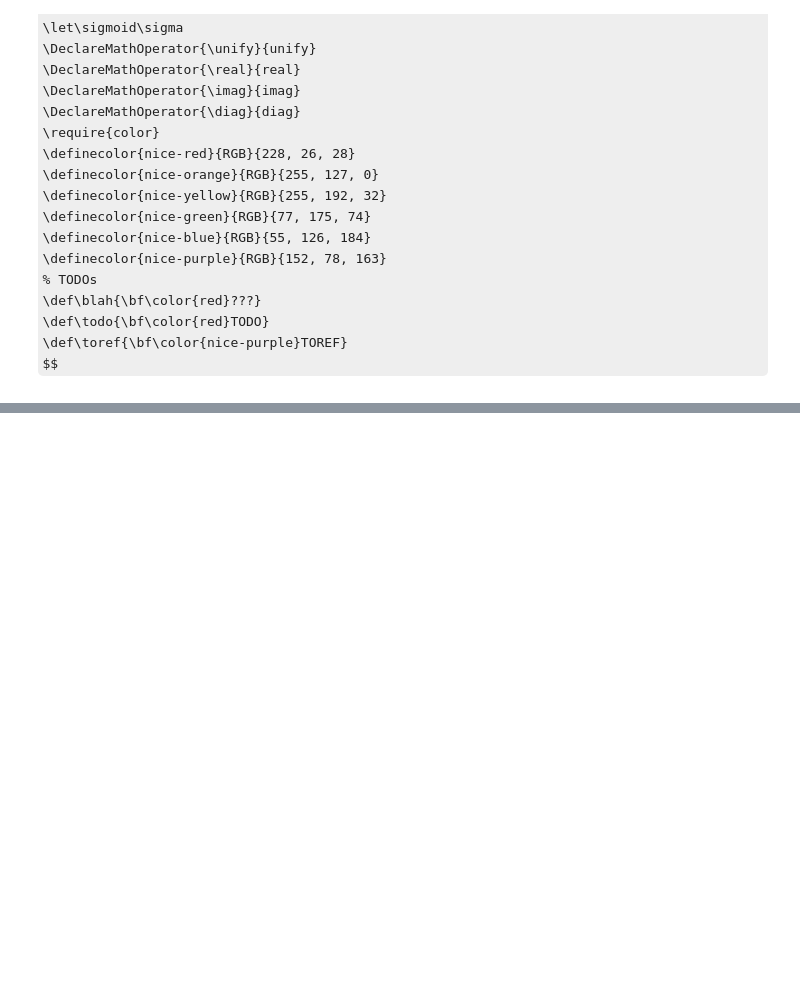
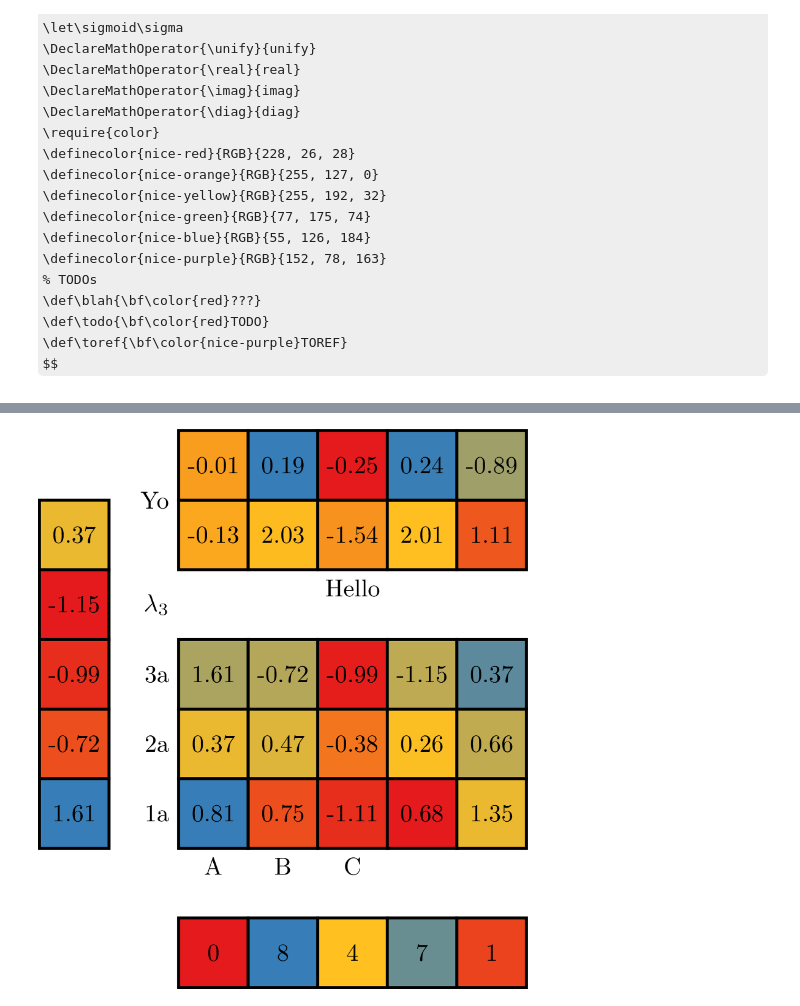
Before and after one commit to rockt/dl4nlp, a Jupyter notebook: scratch.ipynb, the cells around one changed output, grey strips where cells are left out. Drawn from its saved outputs; the diff is of its cells as text; code cells hidden in the pictures; some formulas as TeX source; blank space fills up the shorter version.

Commit message:
added tikz matrix plotting

```diff
--- a/scratch.ipynb
+++ b/scratch.ipynb
@@ -118,0 +76,97 @@ tikz(fig)
+# %%
+import math
+import numpy as np
+
+I = torch.LongTensor(1, 5).random_(0, 10)
+X = torch.randn(3, 5)
+Y = torch.randn(2, 5)
+Z = torch.randn(4, 5)
+
+
+def get_color(p, xmin=-1, xmax=1, upper_color="nice-blue", lower_color="nice-red", center_color="nice-yellow"):
+    diff = xmax - xmin
+    color = ""
+    p = (p - xmin) / diff  * 100
+    if p < 50:
+        color = "%s!%2.2f!%s" % (lower_color, (100-p-50)*2, center_color)
+    else:
+        color = "%s!%2.2f!%s" % (upper_color, (p-50)*2, center_color)
+    return color
+
+def plot_matrix(M, xmin=None, xmax=None):
+    if xmin is None or xmax is None:
+        xmin = M.min()
+        xmax = M.max()
+    diff = xmax - xmin
+    tmp = ""
+    for i in range(M.size(0)):
+        for j in range(M.size(1)):
+            color = get_color(M[i,j], xmin, xmax)
+            value = "%d" % M[M.size(0)-1-i,j] if isinstance(M, torch.LongTensor) else "%2.2f" % M[M.size(0)-1-i,j]
+            tmp += "\draw[fill=%s] (-0.5+%d, %d) rectangle (0.5+%d, %d);\n" % (color, j, i, j, i+1)
+            tmp += r"\node[] at (%d, %d+0.5) {%s};" % (j, i, value) + "\n"
+    return tmp
+
+def plot_vec(v, xmin=None, xmax=None):
+    if xmin is None or xmax is None:
+        xmin = v.min()
+        xmax = v.max()
+    diff = xmax - xmin
+    tmp = ""
+    for i in range(len(v)):
+        color = get_color(v[i], xmin, xmax)
+        tmp += "\draw[fill=%s] (-0.5, %d) rectangle (0.5, %d);\n" % (color, i, i+1)
+        tmp += r"\node[] at (0.0, %d+0.5) {%2.2f};" % (i, v[i]) + "\n"
+    return tmp
+
+def ticks(xticks=None, yticks=None):
+    tmp = ""
+    if xticks is not None:
+        for i, x in enumerate(xticks):
+            tmp += r"\node[anchor=north] at (%d, 0) {%s};" % (i, x)
+    if yticks is not None:
+        for i, y in enumerate(yticks):
+            tmp += r"\node[anchor=east] at (-0.5, %d+0.5) {%s};" % (i, y)
+    return tmp
+
+def labels(M, xlabel=None, ylabel=None):
+    xsize, ysize = M.size()
+    tmp = ""
+    if xlabel is not None:
+        tmp += r"\node[anchor=north] at (%d,0) {%s};" % (xsize/2+1, xlabel)
+    if ylabel is not None:
+        tmp += r"\node[anchor=east] at (-0.5,%d) {%s};" % (ysize/2-1, ylabel)
+    return tmp
+
+def plot_tikz(xs, xdist=1, ydist=1):
+    tmp = ""
+    yshift = 0
+    for l, M in enumerate(xs):
+        # print(M)
+        # print(yshift)
+        assert len(M.size()) == 2
+        # todo: get max and min value in matrix and color vector accordingly
+        xmax = M.max()
+        xmin = M.min()
+        if yshift > 0:
+            tmp += r"\begin{scope}[shift={(0,%d)}]" % yshift + "\n"
+        for i in range(M.size(0)):
+            tmp += r"\begin{scope}[shift={(%d,0)}]" % (i * (xdist + 1)) + "\n"
+            tmp += plot_vec(M[i,:], xmin, xmax)
+            tmp += r"\end{scope}" + "\n"
+        if yshift > 0:
+            tmp += r"\end{scope}" + "\n"
+        yshift += M.size(1) + ydist
+    return tmp
+
+def shift(tikz, x=0, y=0):
+    return r"\begin{scope}[shift={(%d,%d)}]" % (x, y) + "\n" + tikz + r"\end{scope}" + "\n"
+
+fig = plot_matrix(X)
+fig += ticks(["A", "B", "C"], ["1a", "2a", "3a", "$\lambda_3$"])
+fig += shift(plot_matrix(Y) + labels(Y, "Hello", "Yo"), y=X.size(0)+1)
+fig += shift(plot_vec(X[0]), -2)
+fig += shift(plot_matrix(I), y=-2)
+tikz(fig)
+# %% [output]
+[figure, added]
```
Also changed, not shown: parts of 1 cell of this notebook, 5 other files.
